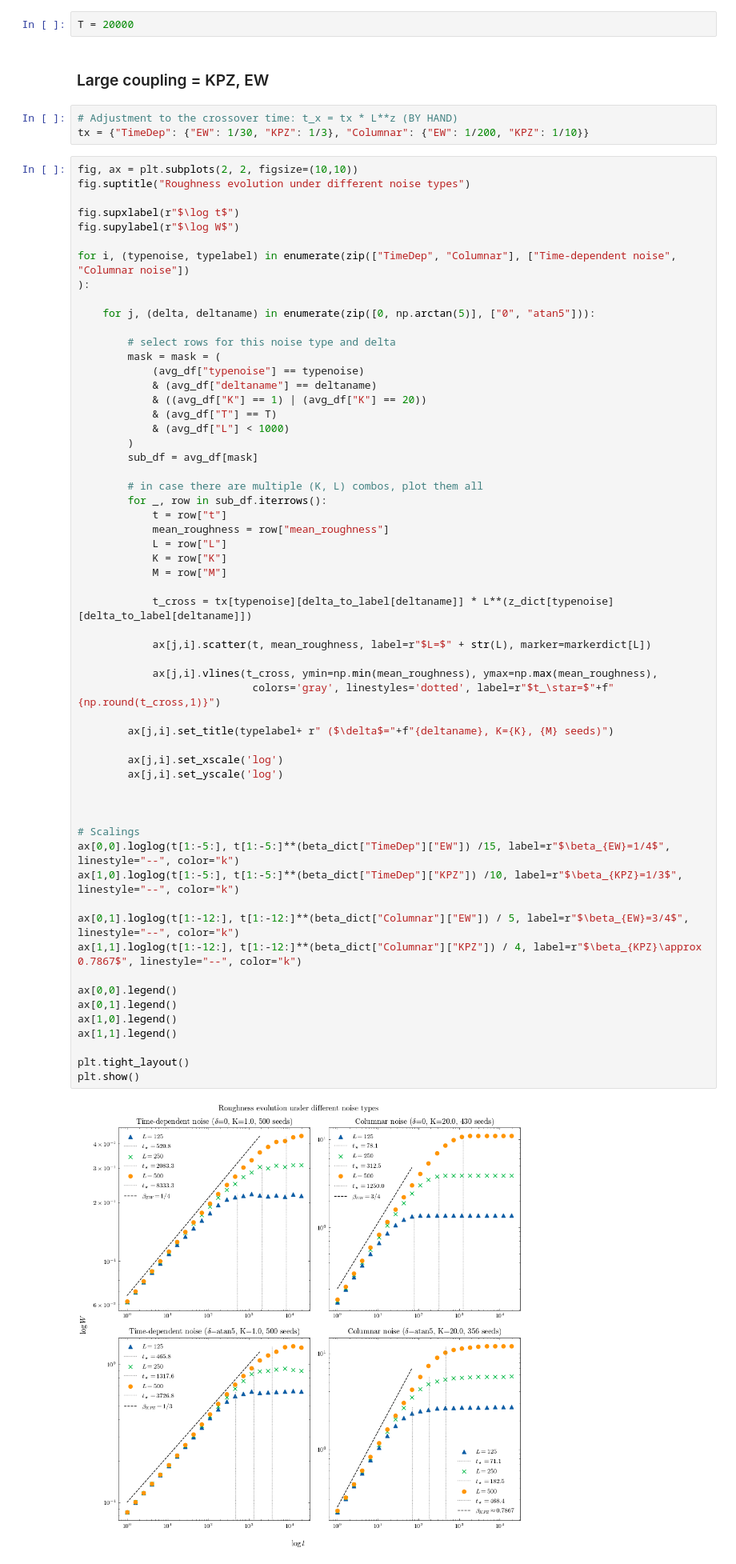
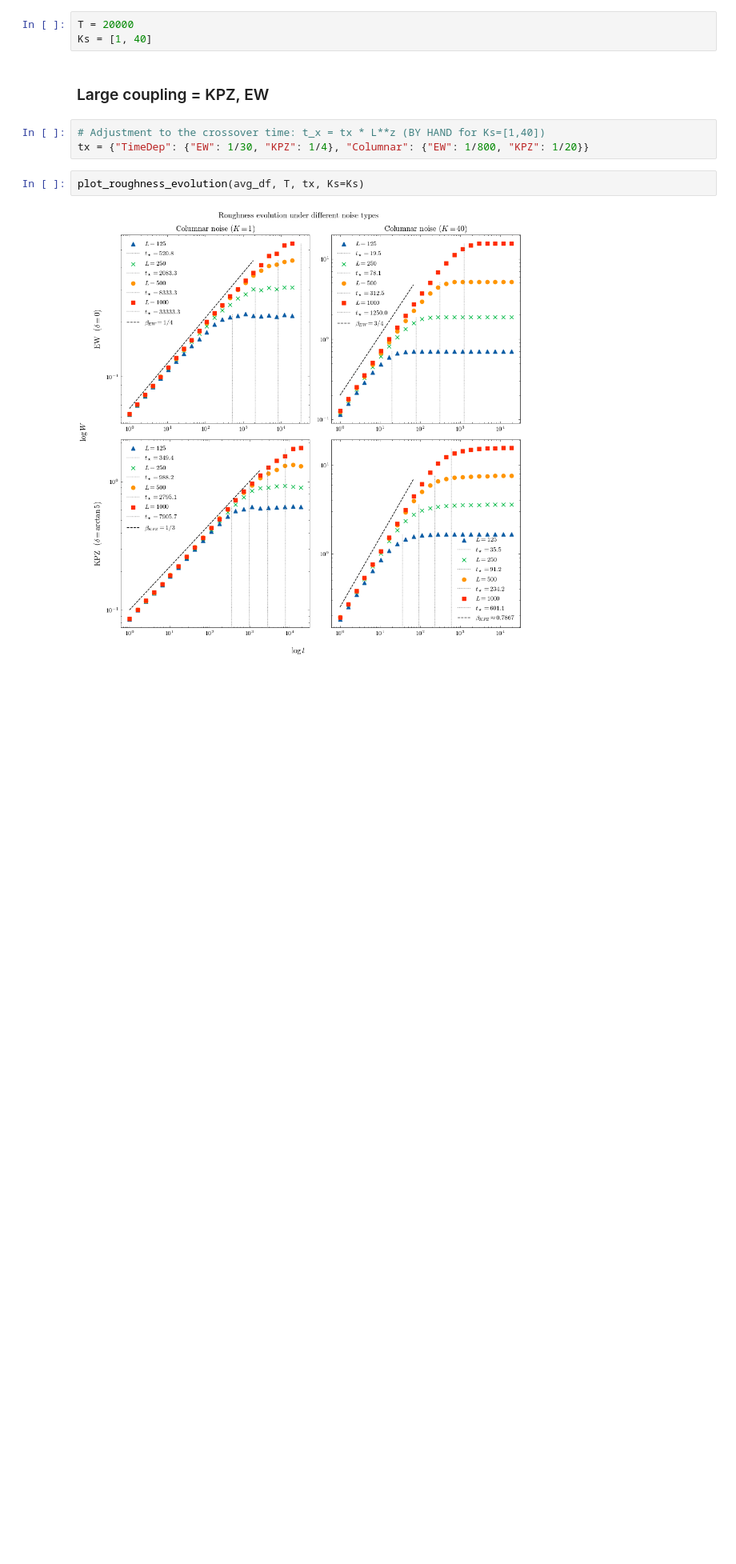
Before and after one commit to goznalo-git/RoughKuramoto, a Jupyter notebook: 2-Roughness.ipynb, the cells around one changed output. Shown at 80% size. Drawn from its saved outputs; the diff is of its cells as text; blank space fills up the shorter version.

Commit message:
Improved plotting, structure factor frequencies, N=1000, K=40 columnar noise

```diff
--- a/2-Roughness.ipynb
+++ b/2-Roughness.ipynb
@@ -194,71 +199,16 @@ avg_df = pd.read_pickle(avg_df_path)
 markerdict = {500: "o", 250: "x", 125: "^", 1000: "s"}
 # %%
 T = 20000
+Ks = [1, 40]
 # %% [markdown]
 ### Large coupling = KPZ, EW
 # %%
-# Adjustment to the crossover time: t_x = tx * L**z (BY HAND)
-tx = {"TimeDep": {"EW": 1/30, "KPZ": 1/3}, "Columnar": {"EW": 1/200, "KPZ": 1/10}}
+# Adjustment to the crossover time: t_x = tx * L**z (BY HAND for Ks=[1,40])
+tx = {"TimeDep": {"EW": 1/30, "KPZ": 1/4}, "Columnar": {"EW": 1/800, "KPZ": 1/20}}
 # %%
-fig, ax = plt.subplots(2, 2, figsize=(10,10))
-fig.suptitle("Roughness evolution under different noise types")
-
-fig.supxlabel(r"$\log t$")
-fig.supylabel(r"$\log W$")
-
-for i, (typenoise, typelabel) in enumerate(zip(["TimeDep", "Columnar"], ["Time-dependent noise", "Columnar noise"])
-):
-
-    for j, (delta, deltaname) in enumerate(zip([0, np.arctan(5)], ["0", "atan5"])):
-
-        # select rows for this noise type and delta
-        mask = mask = (
-            (avg_df["typenoise"] == typenoise)
-            & (avg_df["deltaname"] == deltaname)
-            & ((avg_df["K"] == 1) | (avg_df["K"] == 20))
-            & (avg_df["T"] == T)
-            & (avg_df["L"] < 1000)
-        )
-        sub_df = avg_df[mask]
-
-        # in case there are multiple (K, L) combos, plot them all
-        for _, row in sub_df.iterrows():
-            t = row["t"]
-            mean_roughness = row["mean_roughness"]
-            L = row["L"]
-            K = row["K"]
-            M = row["M"]
-
-            t_cross = tx[typenoise][delta_to_label[deltaname]] * L**(z_dict[typenoise][delta_to_label[deltaname]])
-
-            ax[j,i].scatter(t, mean_roughness, label=r"$L=$" + str(L), marker=markerdict[L])
-
-            ax[j,i].vlines(t_cross, ymin=np.min(mean_roughness), ymax=np.max(mean_roughness),
-                            colors='gray', linestyles='dotted', label=r"$t_\star=$"+f"{np.round(t_cross,1)}")
-
-        ax[j,i].set_title(typelabel+ r" ($\delta$="+f"{deltaname}, K={K}, {M} seeds)")
-
-        ax[j,i].set_xscale('log')
-        ax[j,i].set_yscale('log')
-
-
-
-# Scalings
-ax[0,0].loglog(t[1:-5:], t[1:-5:]**(beta_dict["TimeDep"]["EW"]) /15, label=r"$\beta_{EW}=1/4$", linestyle="--", color="k")
-ax[1,0].loglog(t[1:-5:], t[1:-5:]**(beta_dict["TimeDep"]["KPZ"]) /10, label=r"$\beta_{KPZ}=1/3$", linestyle="--", color="k")
-
-ax[0,1].loglog(t[1:-12:], t[1:-12:]**(beta_dict["Columnar"]["EW"]) / 5, label=r"$\beta_{EW}=3/4$", linestyle="--", color="k")
-ax[1,1].loglog(t[1:-12:], t[1:-12:]**(beta_dict["Columnar"]["KPZ"]) / 4, label=r"$\beta_{KPZ}\approx 0.7867$", linestyle="--", color="k")
-
-ax[0,0].legend()
-ax[0,1].legend()
-ax[1,0].legend()
-ax[1,1].legend()
-
-plt.tight_layout()
-plt.show()
+plot_roughness_evolution(avg_df, T, tx, Ks=Ks)
 # %% [output]
-[figure, old version]
+[figure, new version]
 # %% [markdown]
 #### Check between order of averages/roots/etc
 # %%
```
Also changed, not shown: parts of 5 cells of this notebook, 9 other files.
